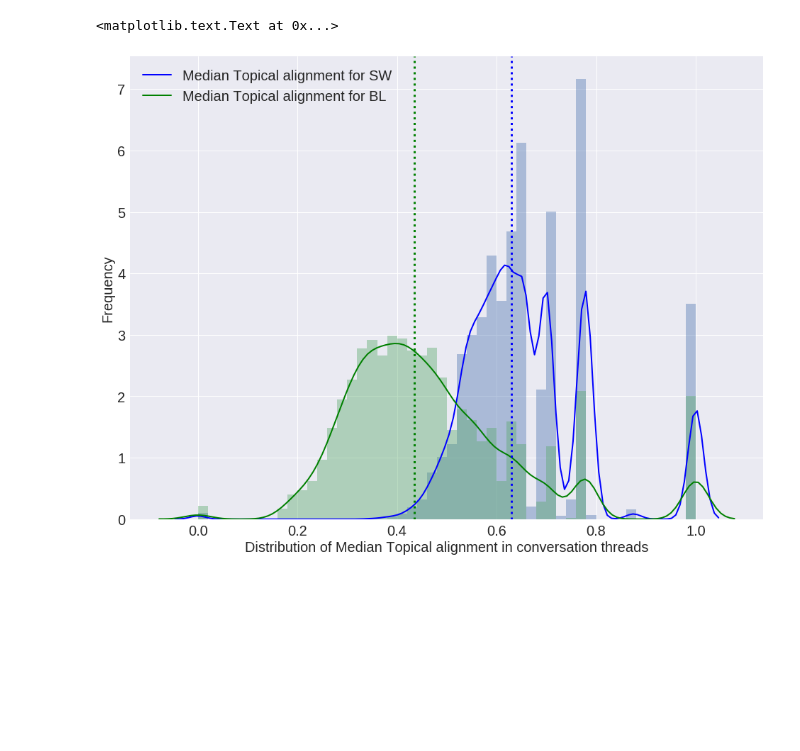
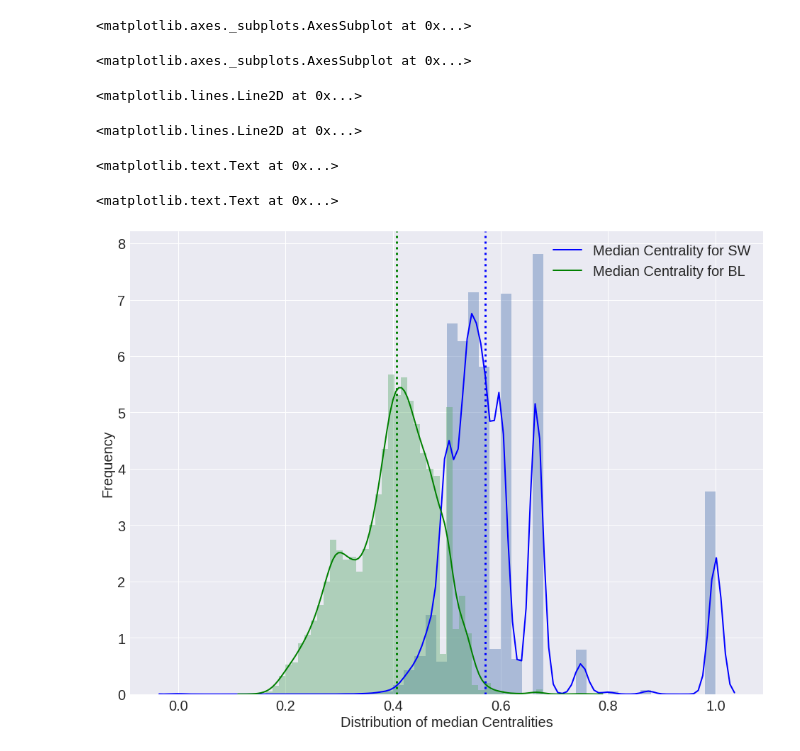
Before and after one commit to sagarjoglekar/redditTools, a Jupyter notebook: Notebooks/GraphAnalysis.ipynb, the cells around one changed output. Cells and saved outputs as stored; diff of their text form; code cells hidden in the pictures; blank space fills up the shorter version.

```diff
--- a/Notebooks/GraphAnalysis.ipynb
+++ b/Notebooks/GraphAnalysis.ipynb
@@ -143,2 +210,8 @@ UserGraphs_BL = pickle.load(open("../Data/FrontPage/FP_ugraph.pkl",'rb'))
+# %%
+with(open("SavedObjs/SW_OpAuthors.pkl",'rb')) as f:
+    SW_OpAuthors = pkl.load(f)
+
+with(open("SavedObjs/FP_OpAuthors.pkl",'rb')) as f:
+    FP_OpAuthors = pkl.load(f)
 # %%
-SW_medClusterings , SW_medCentralities = getMetrics(SW_Graphs)
+SW_medClusterings , SW_medCentralities, SW_opCentralities, SW_metricDict  = getMetrics(SW_Graphs,SW_OpAuthors)
@@ -149,2 +218,2 @@ Found Nan centrality
 # %%
-BL_medClusterings , BL_medCentralities = getMetrics(BL_Graphs)
+BL_medClusterings , BL_medCentralities , BL_opCentralities, BL_metricDict  =  getMetrics(BL_Graphs,FP_OpAuthors)
@@ -168,0 +441,10 @@ Found Nan centrality
+# %%
+fig, ax = plt.subplots()
+fig.set_size_inches(16,12)
+sns.set(font_scale=2)
+sns.distplot([SW_branching[k][2] for k in SW_branching],kde_kws={"color": "b", "lw": 2, "label": "Maximum branching factor in a SW conversation"})
+sns.distplot([BL_branching[k][2] for k in BL_branching],kde_kws={"color": "g", "lw": 2, "label": "Maximum branching factor in a BL conversation"})
+# ax.axvline(x=np.median(medTopicalSW), ymin=0, ymax=1, linewidth=3, color = 'b', linestyle='dotted')
+# ax.axvline(x=np.median(medTopicalBL), ymin=0, ymax=1, linewidth=3, color = 'g', linestyle='dotted')
+plt.xlabel("Distribution of mean Branching factor per thread" , fontsize = 20)
+plt.ylabel("Frequency" , fontsize = 20 )
@@ -186,13 +542,18 @@ plt.ylabel("Frequency" , fontsize = 20 )
 # %%
 fig, ax = plt.subplots()
 fig.set_size_inches(16,12)
 sns.set(font_scale=2)
-sns.distplot(SW_medCentralities,kde_kws={"color": "b", "lw": 2, "label": "Median Topical alignment for SW"})
-sns.distplot(BL_medCentralities,kde_kws={"color": "g", "lw": 2, "label": "Median Topical alignment for BL"})
+sns.distplot(SW_medCentralities,kde_kws={"color": "b", "lw": 2, "label": "Median Centrality for SW"})
+sns.distplot(BL_medCentralities,kde_kws={"color": "g", "lw": 2, "label": "Median Centrality for BL"})
 ax.axvline(x=np.median(SW_medCentralities), ymin=0, ymax=1, linewidth=3, color = 'b', linestyle='dotted')
 ax.axvline(x=np.median(BL_medCentralities), ymin=0, ymax=1, linewidth=3, color = 'g', linestyle='dotted')
-plt.xlabel("Distribution of Median Topical alignment in conversation threads" , fontsize = 20)
+plt.xlabel("Distribution of median Centralities" , fontsize = 20)
 plt.ylabel("Frequency" , fontsize = 20 )
 # %% [output]
-<matplotlib.text.Text at 0x...>
+<matplotlib.axes._subplots.AxesSubplot at 0x...>
+<matplotlib.axes._subplots.AxesSubplot at 0x...>
+<matplotlib.lines.Line2D at 0x...>
+<matplotlib.lines.Line2D at 0x...>
+<matplotlib.text.Text at 0x...>
+<matplotlib.text.Text at 0x...>
-[figure, old version]
+[figure, new version]
```
Also changed, not shown: parts of 105 cells of this notebook, 8 other files.
